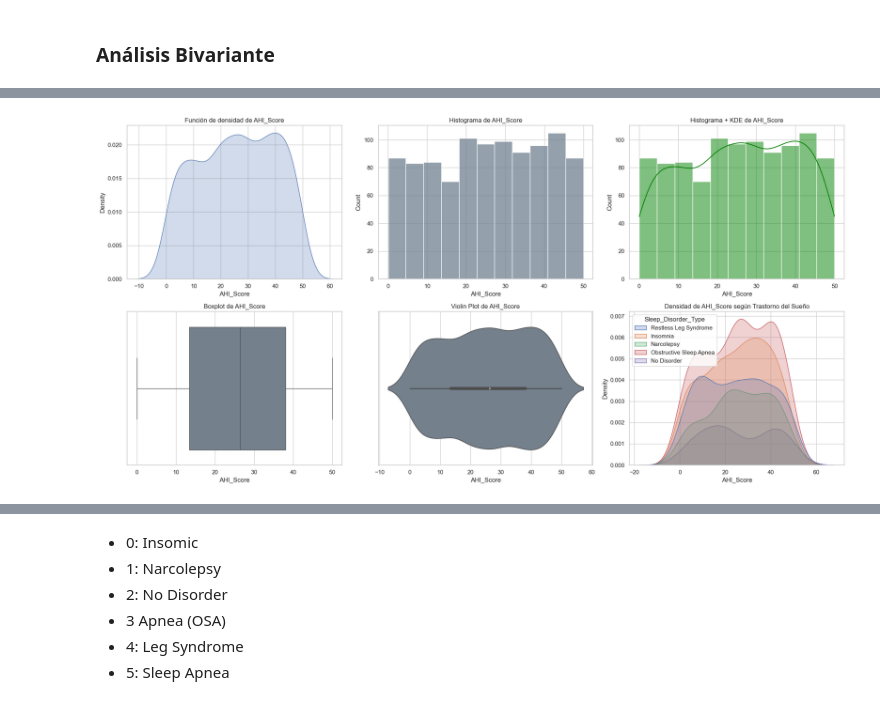
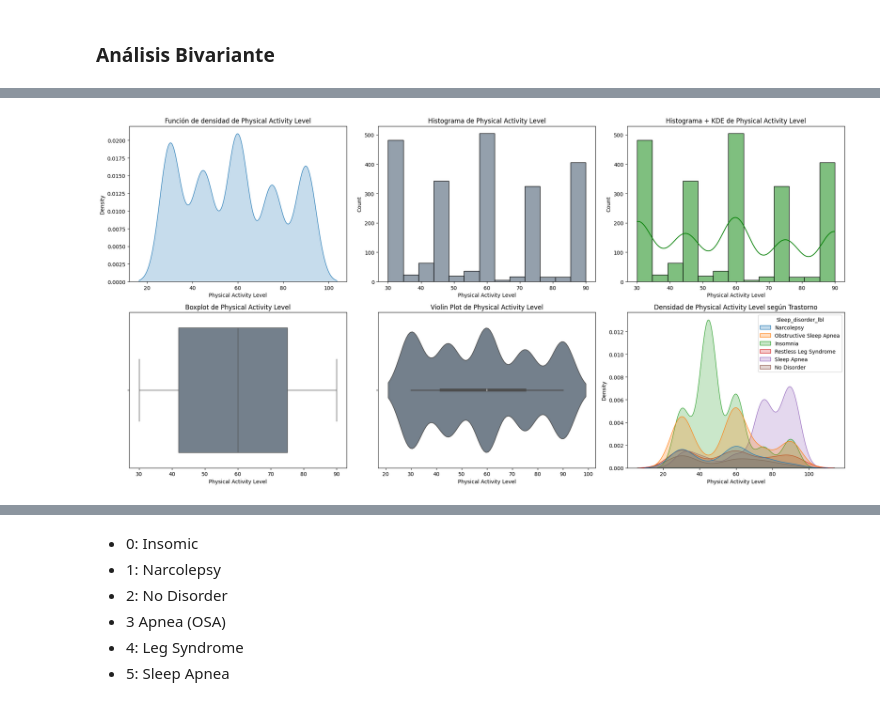
Before and after one commit to NaiSaratxaga/ML_sleep_lifestyle_predictor, a Jupyter notebook: src/notebooks/02_Limpieza_EDA.ipynb, the cells around one changed output, grey strips where cells are left out. Cells and saved outputs as stored; diff of their text form; code cells hidden in the pictures.

```diff
--- a/src/notebooks/02_Limpieza_EDA.ipynb
+++ b/src/notebooks/02_Limpieza_EDA.ipynb
@@ -576,39 +773,45 @@ Name: count, dtype: int64
 # %%
 # Crear una figura de subplots (2 filas, 3 columnas)
 fig, axes = plt.subplots(2, 3, figsize=(20, 10))
 
 # -----------------------------------------
-# 1. Función de densidad (KDE) sola
-sns.kdeplot(df1['AHI_Score'], fill=True, ax=axes[0, 0])
-axes[0, 0].set_title("Función de densidad de AHI_Score")
+# 3. KDE simple de Physical Activity Level
+sns.kdeplot(df_combined['Physical Activity Level'], fill=True, ax=axes[0, 0])
+axes[0, 0].set_title("Función de densidad de Physical Activity Level")
 
 # -----------------------------------------
-# 2. Histograma solo
-sns.histplot(df1['AHI_Score'], kde=False, color='slategray', ax=axes[0, 1])
-axes[0, 1].set_title("Histograma de AHI_Score")
+# 4. Histograma solo
+sns.histplot(df_combined['Physical Activity Level'], kde=False, color='slategray', ax=axes[0, 1])
+axes[0, 1].set_title("Histograma de Physical Activity Level")
 
 # -----------------------------------------
-# 3. Histograma + función de densidad
-sns.histplot(df1['AHI_Score'], kde=True, color='green', ax=axes[0, 2])
-axes[0, 2].set_title("Histograma + KDE de AHI_Score")
+# 5. Histograma + KDE
+sns.histplot(df_combined['Physical Activity Level'], kde=True, color='green', ax=axes[0, 2])
+axes[0, 2].set_title("Histograma + KDE de Physical Activity Level")
 
 # -----------------------------------------
-# 4. Boxplot
-sns.boxplot(x=df1['AHI_Score'], color="slategray", ax=axes[1, 0])
-axes[1, 0].set_title("Boxplot de AHI_Score")
+# 6. Boxplot
+sns.boxplot(x=df_combined['Physical Activity Level'], color="slategray", ax=axes[1, 0])
+axes[1, 0].set_title("Boxplot de Physical Activity Level")
 
 # -----------------------------------------
-# 5. Violin plot
-sns.violinplot(x=df1['AHI_Score'], color="slategray", ax=axes[1, 1])
-axes[1, 1].set_title("Violin Plot de AHI_Score")
+# 7. Violin plot
+sns.violinplot(x=df_combined['Physical Activity Level'], color="slategray", ax=axes[1, 1])
+axes[1, 1].set_title("Violin Plot de Physical Activity Level")
 
 # -----------------------------------------
-# 6. Función de densidad según tipo de trastorno
-sns.kdeplot(data=df1, x='AHI_Score', hue='Sleep_Disorder_Type', ax=axes[1, 2], fill=True)
-axes[1, 2].set_title("Densidad de AHI_Score según Trastorno del Sueño")
+# 8. KDE por tipo de trastorno de sueño
+sns.kdeplot(
+    data=df_combined,
+    x='Physical Activity Level',
+    hue='Sleep_disorder_lbl',
+    fill=True,
+    ax=axes[1, 2]
+)
+axes[1, 2].set_title("Densidad de Physical Activity Level según Trastorno")
 
 # Ajustes finales
 plt.tight_layout()
 plt.show()
 # %% [output]
-[figure, old version]
+[figure, new version]
```
Also changed, not shown: parts of 22 cells of this notebook, 6 other files.
